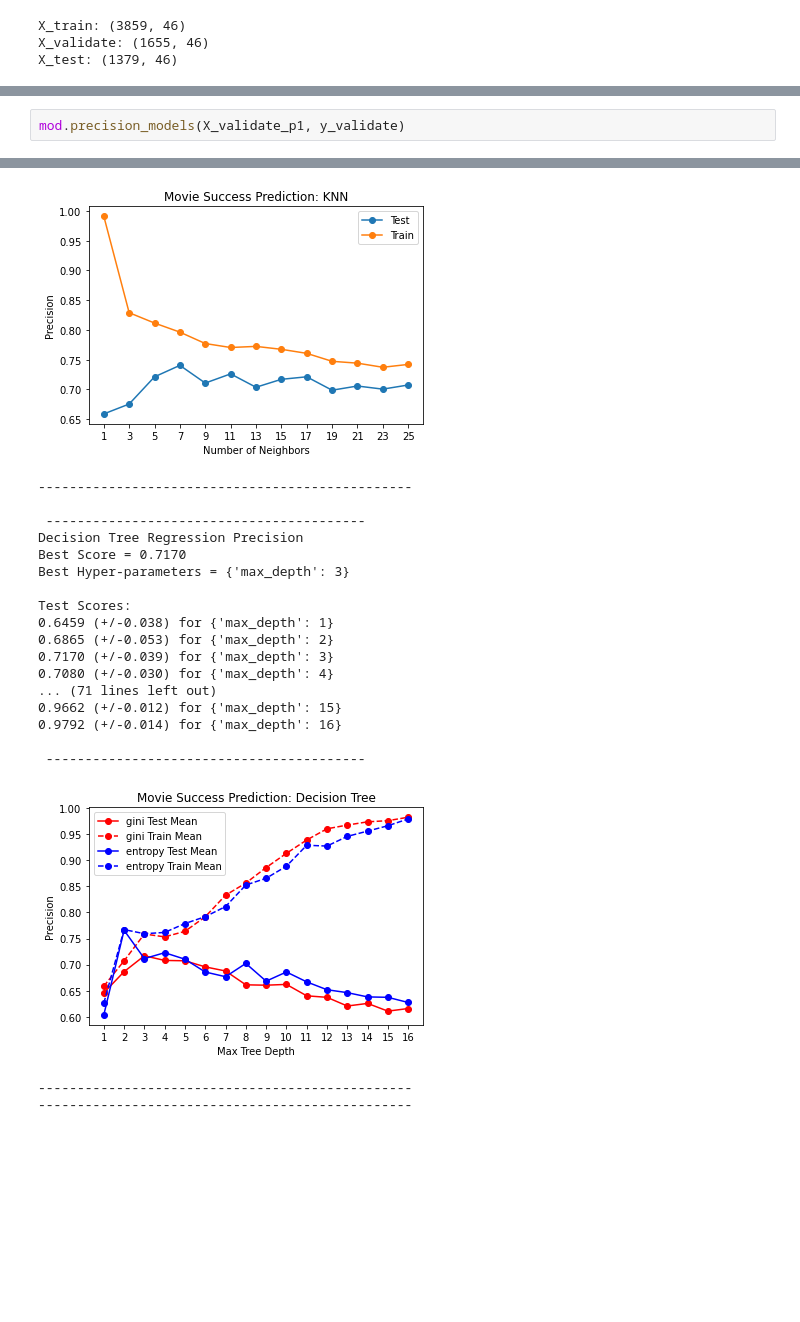
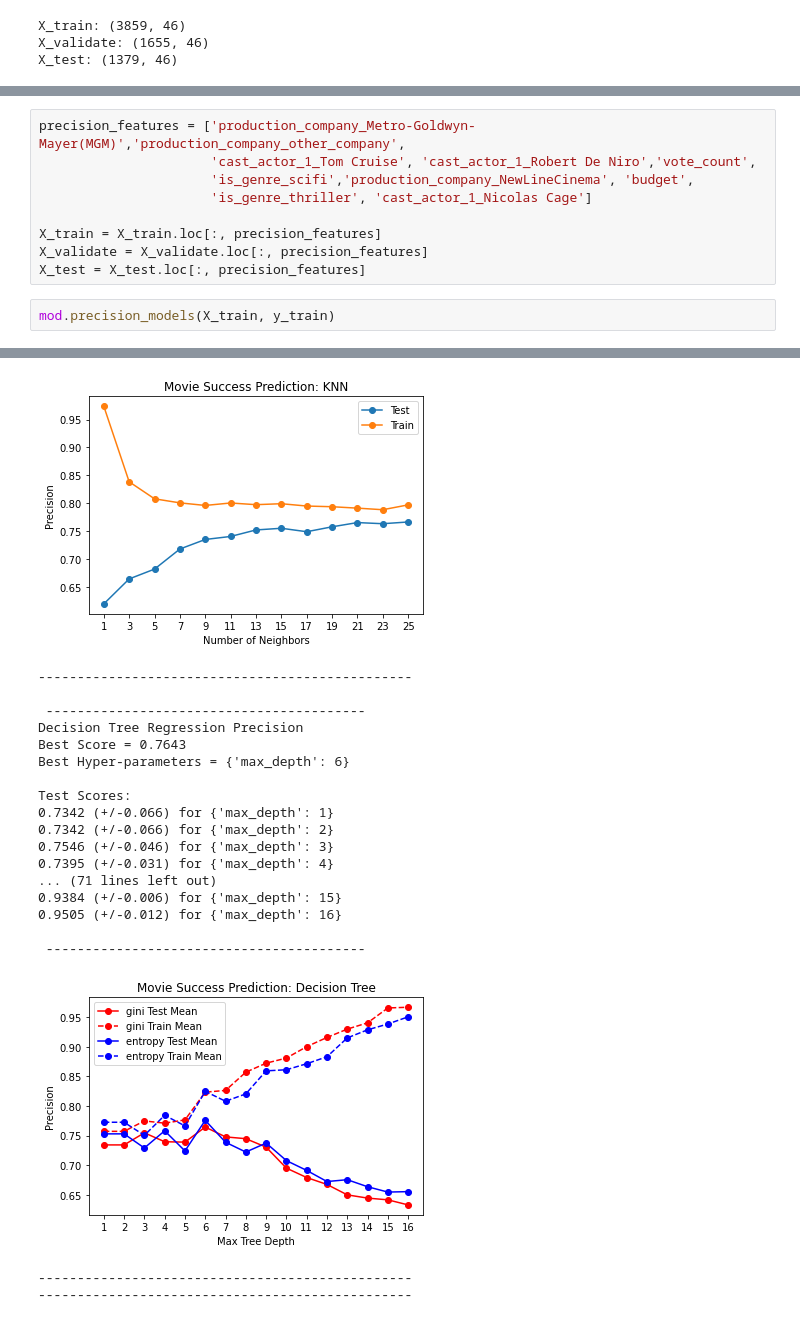
Before and after one commit to Movie-Success-Capstone/Movie-Capstone, a Jupyter notebook: nick_modeling.ipynb, the cells around one changed output, grey strips where cells are left out. Cells and saved outputs as stored; diff of their text form; blank space fills up the shorter version.

Commit message:
modeling complete?

```diff
--- a/nick_modeling.ipynb
+++ b/nick_modeling.ipynb
@@ -163,5 +41,14 @@ Test Scores:
+# %%
+precision_features = ['production_company_Metro-Goldwyn-Mayer(MGM)','production_company_other_company',
+                      'cast_actor_1_Tom Cruise', 'cast_actor_1_Robert De Niro','vote_count',
+                      'is_genre_scifi','production_company_NewLineCinema', 'budget',
+                      'is_genre_thriller', 'cast_actor_1_Nicolas Cage']
+
+X_train = X_train.loc[:, precision_features]
+X_validate = X_validate.loc[:, precision_features]
+X_test = X_test.loc[:, precision_features]
 # %%
-mod.precision_models(X_validate_p1, y_validate)
+mod.precision_models(X_train, y_train)
 # %% [output]
  -----------------------------------------
 Logistic Regression Precision
@@ -181,23 +68,23 @@ Test Scores:
 
  -----------------------------------------
-[figure, old version]
+[figure, new version]
 ------------------------------------------------
 
  -----------------------------------------
 Decision Tree Regression Precision
-Best Score = 0.7170
-Best Hyper-parameters = {'max_depth': 3}
+Best Score = 0.7643
+Best Hyper-parameters = {'max_depth': 6}
 
 Test Scores:
-0.6459 (+/-0.038) for {'max_depth': 1}
-0.6865 (+/-0.053) for {'max_depth': 2}
-0.7170 (+/-0.039) for {'max_depth': 3}
-0.7080 (+/-0.030) for {'max_depth': 4}
+0.7342 (+/-0.066) for {'max_depth': 1}
+0.7342 (+/-0.066) for {'max_depth': 2}
+0.7546 (+/-0.046) for {'max_depth': 3}
+0.7395 (+/-0.031) for {'max_depth': 4}
 ... (71 lines left out)
-0.9662 (+/-0.012) for {'max_depth': 15}
-0.9792 (+/-0.014) for {'max_depth': 16}
+0.9384 (+/-0.006) for {'max_depth': 15}
+0.9505 (+/-0.012) for {'max_depth': 16}
 
  -----------------------------------------
-[figure, old version]
+[figure, new version]
 ------------------------------------------------
 ------------------------------------------------
```
Also changed, not shown: parts of 34 cells of this notebook, 2 other files.
